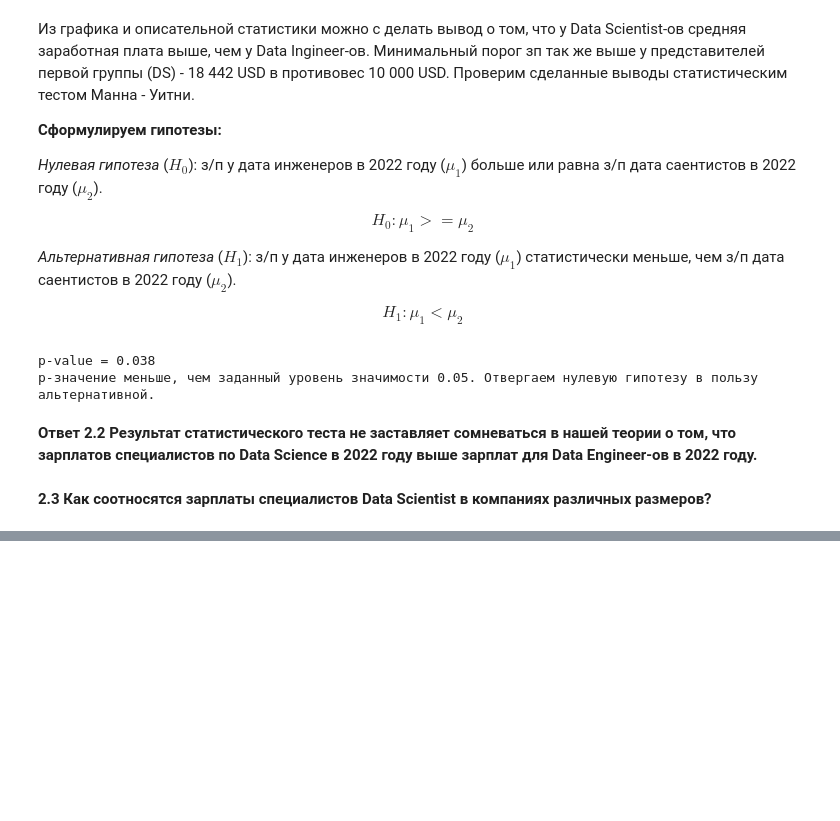
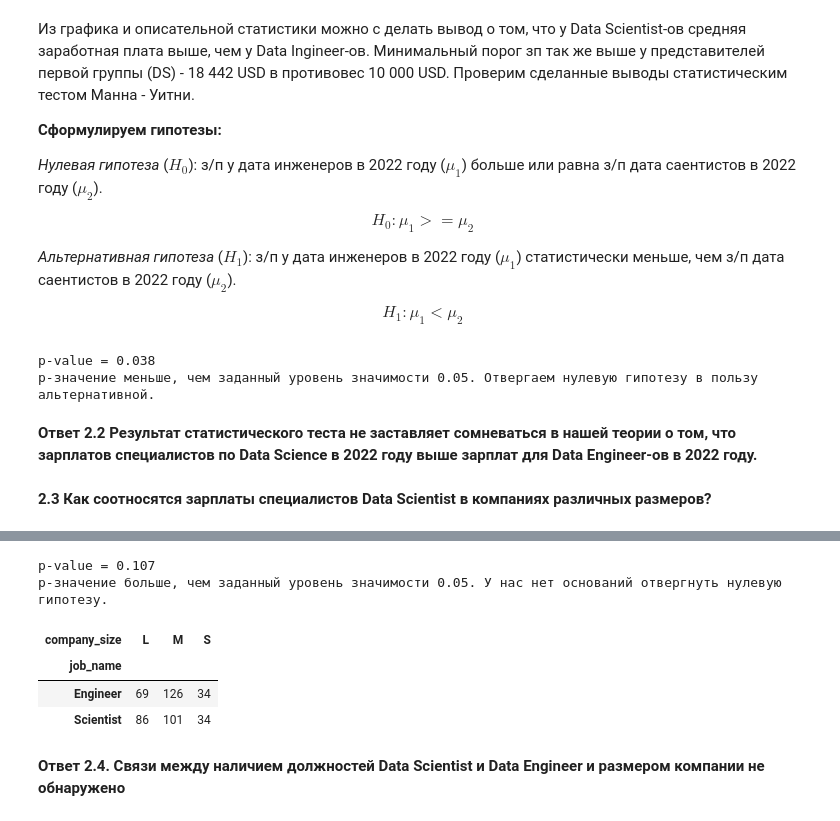
Before and after one commit to AndreevaDarya/EDA_4, a Jupyter notebook: EDA_4_project.ipynb, the cells around one changed output, grey strips where cells are left out. Drawn from its saved outputs; the diff is of its cells as text; code cells hidden in the pictures; blank space fills up the shorter version.

```diff
--- a/EDA_4_project.ipynb
+++ b/EDA_4_project.ipynb
@@ -443,0 +464,5 @@ cleaned_data
+# %%
+# Сформируем свобдную таблицу по интересующим нас данным
+
+scientist_engineer = cleaned_data[(cleaned_data['job_name'] == 'Engineer') | (cleaned_data['job_name'] == 'Scientist')]
+scientist_engineer.groupby(['company_size', 'job_name'])['job_name'].count().sort_values(ascending=False)
@@ -443,0 +493,15 @@ cleaned_data
+# %%
+# создадим таблицу сопряженности, проведем тест, выведем решение о гипотизах
+
+table = pd.crosstab(scientist_engineer['job_name'], data['company_size'])
+_, p, _, _ = stats.chi2_contingency(table)
+decision_hypothesis(p)
+# %% [output]
+p-value = 0.107
+p-значение больше, чем заданный уровень значимости 0.05. У нас нет оснований отвергнуть нулевую гипотезу.
+| company_size | L | M | S |
+| job_name |  |  |  |
+| Engineer | 69 | 126 | 34 |
+| Scientist | 86 | 101 | 34 |
+# %% [markdown]
+**Ответ 2.4. Связи между наличием должностей Data Scientist и Data Engineer и размером компании не обнаружено**
```
Also changed, not shown: parts of 14 cells of this notebook.
